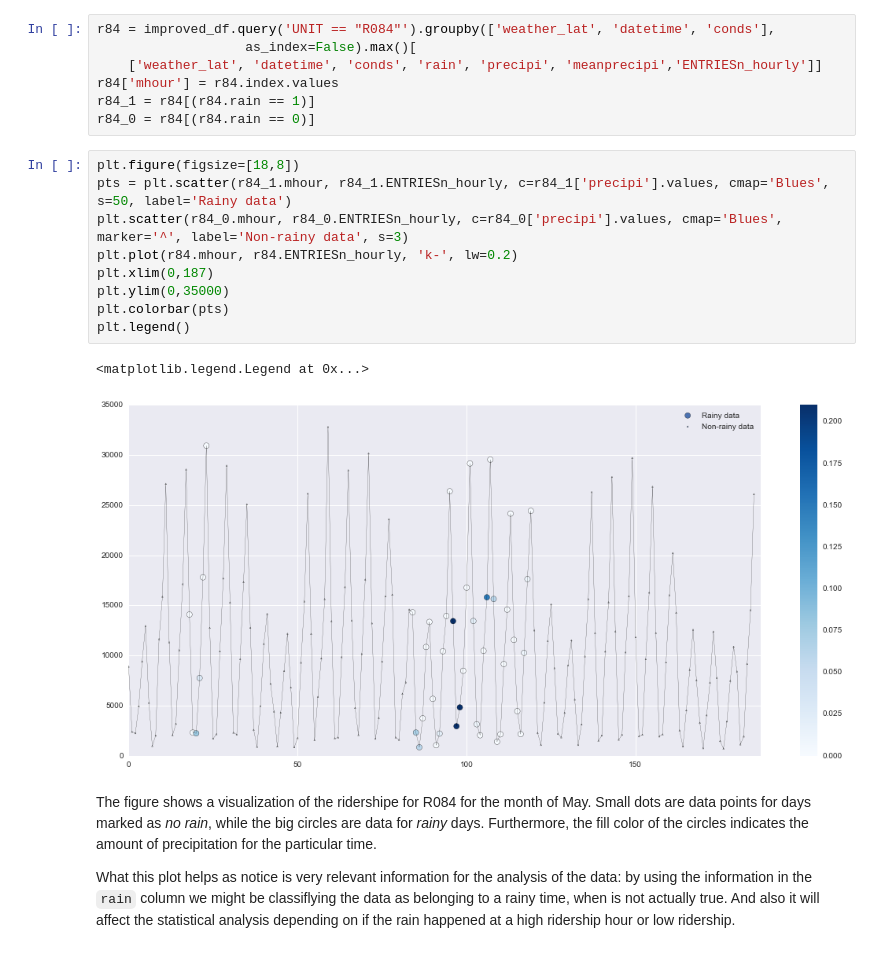
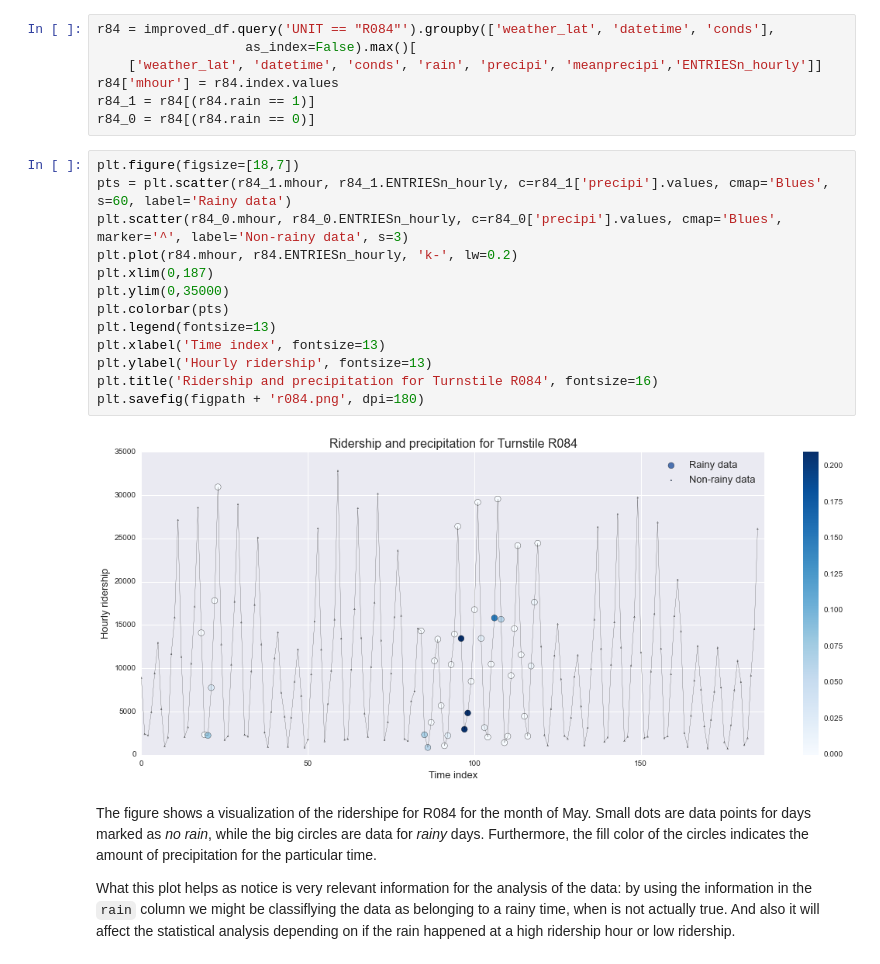
Before and after one commit to gornes/IntroToDS, a Jupyter notebook: Project1.ipynb, the cells around one changed output. Cells and saved outputs as stored; diff of their text form.

```diff
--- a/Project1.ipynb
+++ b/Project1.ipynb
@@ -410,17 +420,20 @@ r84['mhour'] = r84.index.values
 r84_1 = r84[(r84.rain == 1)]
 r84_0 = r84[(r84.rain == 0)]
 # %%
-plt.figure(figsize=[18,8])
-pts = plt.scatter(r84_1.mhour, r84_1.ENTRIESn_hourly, c=r84_1['precipi'].values, cmap='Blues', s=50, label='Rainy data')
+plt.figure(figsize=[18,7])
+pts = plt.scatter(r84_1.mhour, r84_1.ENTRIESn_hourly, c=r84_1['precipi'].values, cmap='Blues', s=60, label='Rainy data')
 plt.scatter(r84_0.mhour, r84_0.ENTRIESn_hourly, c=r84_0['precipi'].values, cmap='Blues', marker='^', label='Non-rainy data', s=3)
 plt.plot(r84.mhour, r84.ENTRIESn_hourly, 'k-', lw=0.2)
 plt.xlim(0,187)
 plt.ylim(0,35000)
 plt.colorbar(pts)
-plt.legend()
+plt.legend(fontsize=13)
+plt.xlabel('Time index', fontsize=13)
+plt.ylabel('Hourly ridership', fontsize=13)
+plt.title('Ridership and precipitation for Turnstile R084', fontsize=16)
+plt.savefig(figpath + 'r084.png', dpi=180)
 # %% [output]
-<matplotlib.legend.Legend at 0x...>
-[figure, old version]
+[figure, new version]
 # %% [markdown]
 The figure shows a visualization of the ridershipe for R084 for the month of May. Small dots are data points for days marked as *no rain*, while the big circles are data for *rainy* days. Furthermore, the fill color of the circles indicates the amount of precipitation for the particular time.
 
```
Also changed, not shown: parts of 7 cells of this notebook, 7 other files.
